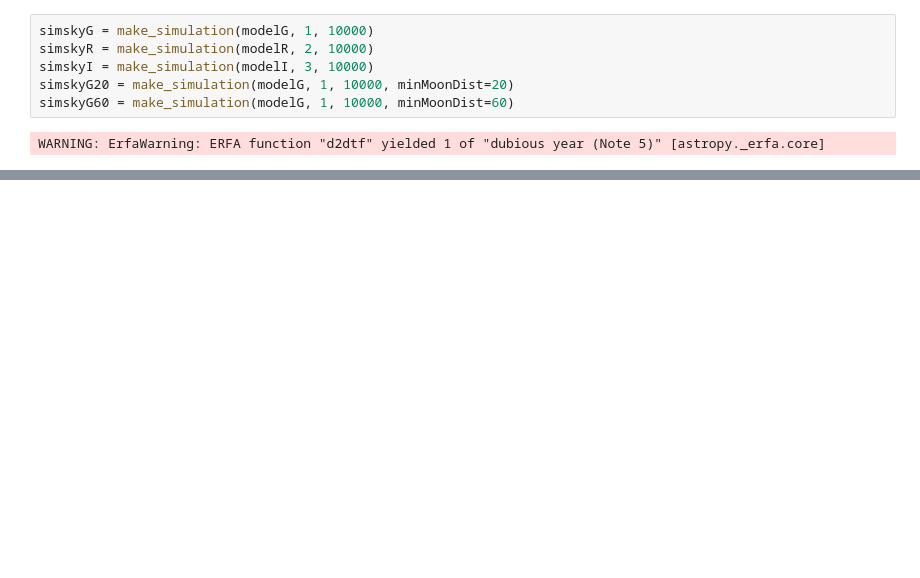
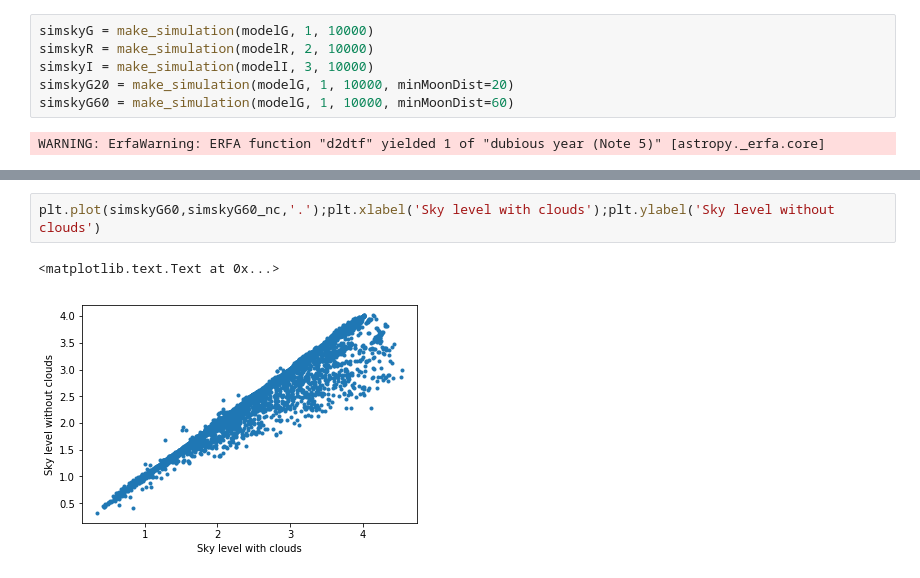
Before and after one commit to segasai/mynotebooks, a Jupyter notebook: desi_sky/DESI sky.ipynb, the cells around one changed output, grey strips where cells are left out. Saved outputs shown, nothing was run; the diff lists cells and outputs as text; blank space fills up the shorter version.

```diff
--- a/desi_sky/DESI sky.ipynb
+++ b/desi_sky/DESI sky.ipynb
@@ -226,0 +269,5 @@ plt.legend()
+# %%
+plt.plot(simskyG60,simskyG60_nc,'.');plt.xlabel('Sky level with clouds');plt.ylabel('Sky level without clouds')
+# %% [output]
+<matplotlib.text.Text at 0x...>
+[figure, added]
```
Also changed, not shown: parts of 12 cells of this notebook.
